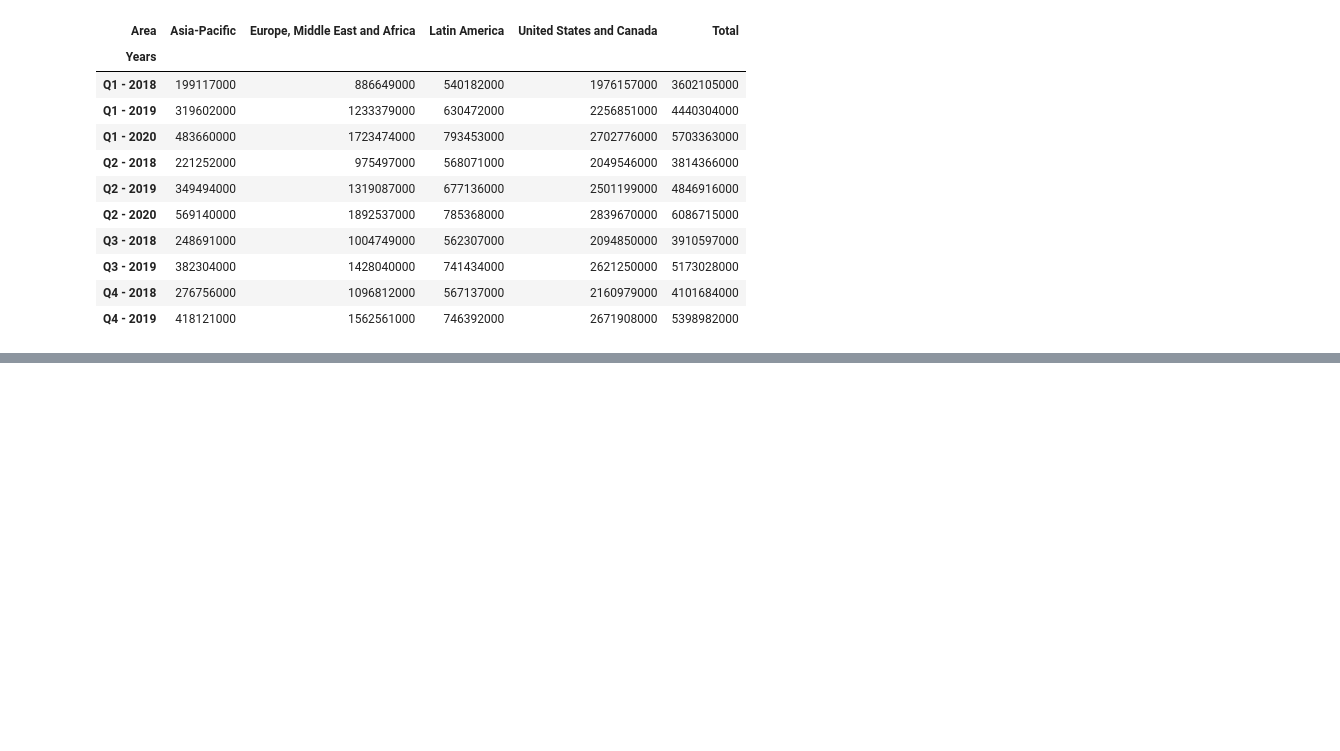
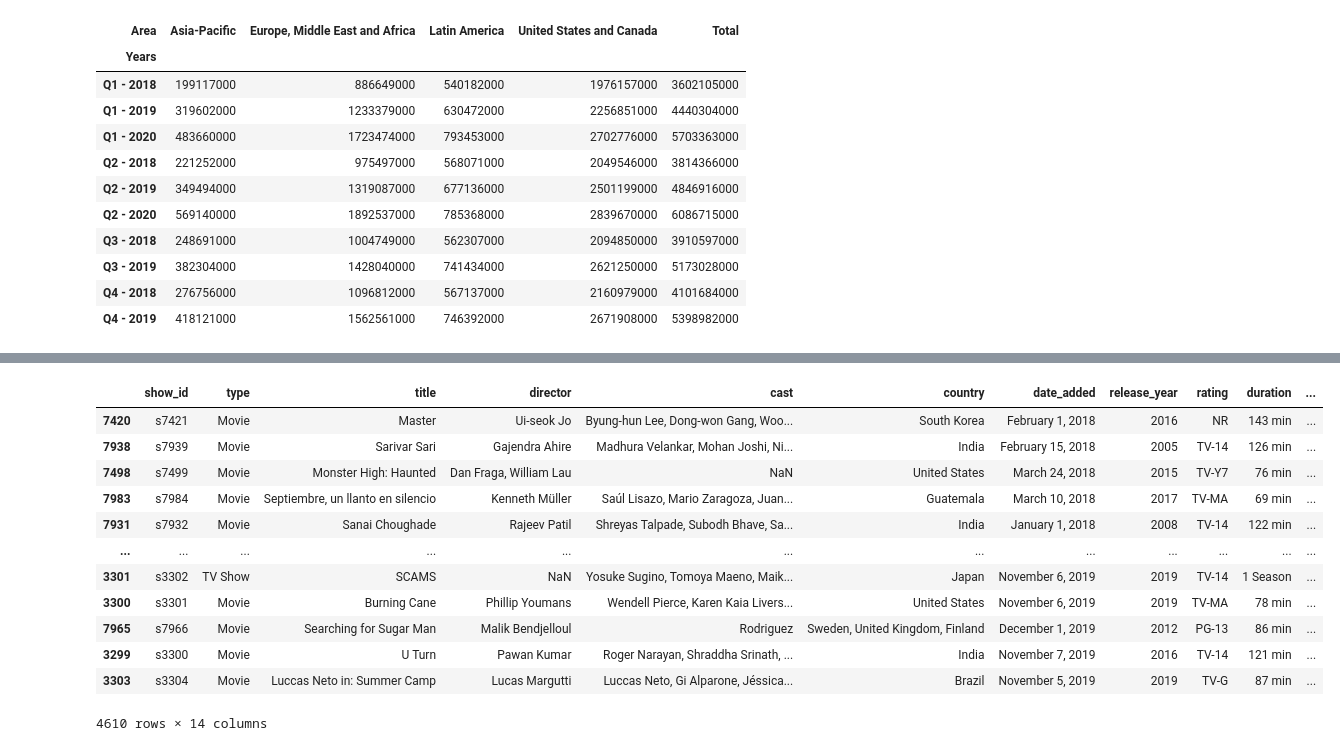
Before and after one commit to Yeyeong99/Aiffel_Datathon, a Jupyter notebook: 4 ott basic eda 1.ipynb, the cells around one changed output, grey strips where cells are left out. Cells and saved outputs as stored; diff of their text form; code cells hidden in the pictures; blank space fills up the shorter version.

```diff
--- a/4 ott basic eda 1.ipynb
+++ b/4 ott basic eda 1.ipynb
@@ -929,0 +1040,19 @@ show_year(net_basic, net_basic['quarter_added'], 'quarter_added', 90)
+# %%
+net_sort = net_basic.sort_values(by=['quarter_added'], ascending=[True])
+# %%
+condition = net_sort['quarter_added'].isin(list(net_reven_t.index))
+net_sort.loc[condition]
+# %% [output]
+|  | show_id | type | title | director | cast | country | date_added | release_year | rating | duration | ... |
+| 7420 | s7421 | Movie | Master | Ui-seok Jo | Byung-hun Lee, Dong-won Gang, Woo... | South Korea | February 1, 2018 | 2016 | NR | 143 min | ... |
+| 7938 | s7939 | Movie | Sarivar Sari | Gajendra Ahire | Madhura Velankar, Mohan Joshi, Ni... | India | February 15, 2018 | 2005 | TV-14 | 126 min | ... |
+| 7498 | s7499 | Movie | Monster High: Haunted | Dan Fraga, William Lau | NaN | United States | March 24, 2018 | 2015 | TV-Y7 | 76 min | ... |
+| 7983 | s7984 | Movie | Septiembre, un llanto en silencio | Kenneth Müller | Saúl Lisazo, Mario Zaragoza, Juan... | Guatemala | March 10, 2018 | 2017 | TV-MA | 69 min | ... |
+| 7931 | s7932 | Movie | Sanai Choughade | Rajeev Patil | Shreyas Talpade, Subodh Bhave, Sa... | India | January 1, 2018 | 2008 | TV-14 | 122 min | ... |
+| ... | ... | ... | ... | ... | ... | ... | ... | ... | ... | ... | ... |
+| 3301 | s3302 | TV Show | SCAMS | NaN | Yosuke Sugino, Tomoya Maeno, Maik... | Japan | November 6, 2019 | 2019 | TV-14 | 1 Season | ... |
+| 3300 | s3301 | Movie | Burning Cane | Phillip Youmans | Wendell Pierce, Karen Kaia Livers... | United States | November 6, 2019 | 2019 | TV-MA | 78 min | ... |
+| 7965 | s7966 | Movie | Searching for Sugar Man | Malik Bendjelloul | Rodriguez | Sweden, United Kingdom, Finland | December 1, 2019 | 2012 | PG-13 | 86 min | ... |
+| 3299 | s3300 | Movie | U Turn | Pawan Kumar | Roger Narayan, Shraddha Srinath, ... | India | November 7, 2019 | 2016 | TV-14 | 121 min | ... |
+| 3303 | s3304 | Movie | Luccas Neto in: Summer Camp | Lucas Margutti | Luccas Neto, Gi Alparone, Jéssica... | Brazil | November 5, 2019 | 2019 | TV-G | 87 min | ... |
+4610 rows × 14 columns
```
Also changed, not shown: parts of 16 cells of this notebook.
